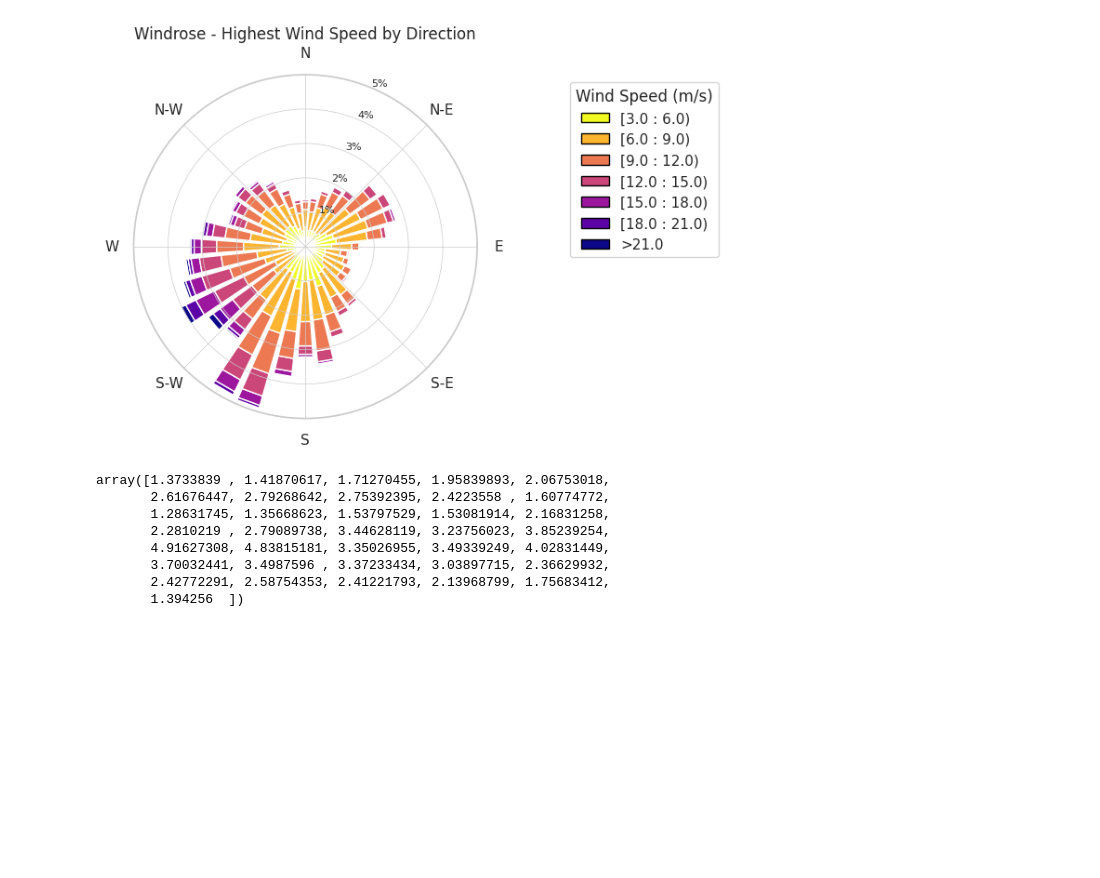
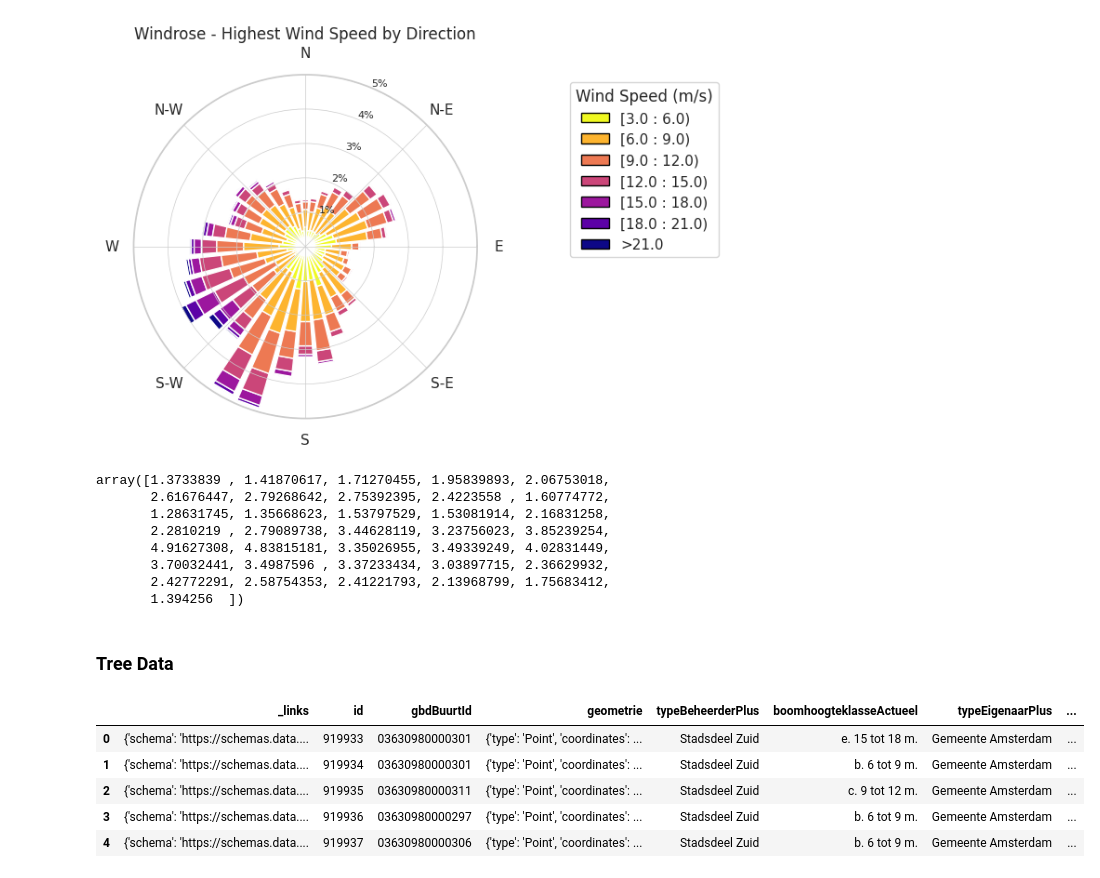
Before and after one commit to melchiorhering/DSP-Storm-Damage-on-Urban-Areas, a Jupyter notebook: src/notebooks/exploratory-data-analysis.ipynb, the cells around one changed output. Saved outputs shown, nothing was run; the diff lists cells and outputs as text; code cells hidden in the pictures; blank space fills up the shorter version.

Commit message:
created tree df

```diff
--- a/src/notebooks/exploratory-data-analysis.ipynb
+++ b/src/notebooks/exploratory-data-analysis.ipynb
@@ -59,6 +76,12 @@ knmi_weather_data = conn.execute(
     SELECT * FROM public.knmi_weather_data
     """
 ).df()
+
+tree_data = conn.execute(
+    """
+    SELECT * FROM public.tree_data
+    """
+).df()
 # %% [markdown]
 ## Internal Data
 # %% [markdown]
@@ -675,3 +698,14 @@ array([1.3733839 , 1.41870617, 1.71270455, 1.95839893, 2.06753018,
        3.70032441, 3.4987596 , 3.37233434, 3.03897715, 2.36629932,
        2.42772291, 2.58754353, 2.41221793, 2.13968799, 1.75683412,
        1.394256  ])
+# %% [markdown]
+### Tree Data
+# %%
+tree_data.head(n=5)
+# %% [output]
+|  | _links | id | gbdBuurtId | geometrie | typeBeheerderPlus | boomhoogteklasseActueel | typeEigenaarPlus | ... |
+| 0 | {'schema': 'https://schemas.data.... | 919933 | 03630980000301 | {'type': 'Point', 'coordinates': ... | Stadsdeel Zuid | e. 15 tot 18 m. | Gemeente Amsterdam | ... |
+| 1 | {'schema': 'https://schemas.data.... | 919934 | 03630980000301 | {'type': 'Point', 'coordinates': ... | Stadsdeel Zuid | b. 6 tot 9 m. | Gemeente Amsterdam | ... |
+| 2 | {'schema': 'https://schemas.data.... | 919935 | 03630980000311 | {'type': 'Point', 'coordinates': ... | Stadsdeel Zuid | c. 9 tot 12 m. | Gemeente Amsterdam | ... |
+| 3 | {'schema': 'https://schemas.data.... | 919936 | 03630980000297 | {'type': 'Point', 'coordinates': ... | Stadsdeel Zuid | b. 6 tot 9 m. | Gemeente Amsterdam | ... |
+| 4 | {'schema': 'https://schemas.data.... | 919937 | 03630980000306 | {'type': 'Point', 'coordinates': ... | Stadsdeel Zuid | b. 6 tot 9 m. | Gemeente Amsterdam | ... |
```
Also changed, not shown: parts of 1 cell of this notebook, 8 other files.
